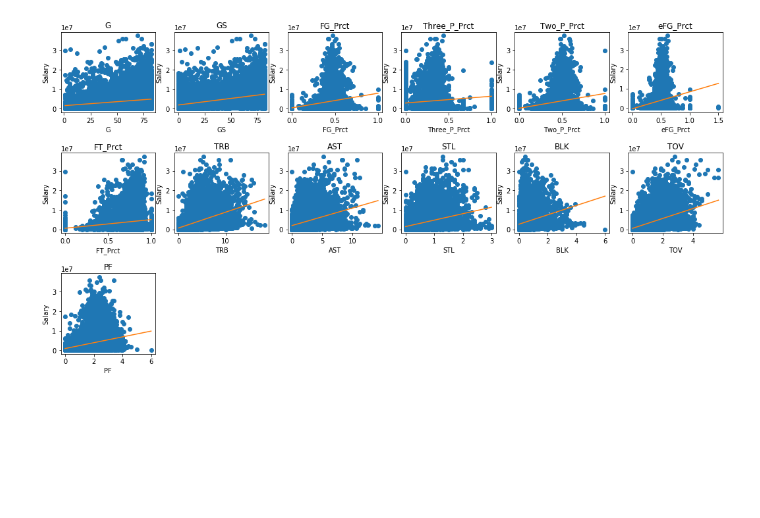
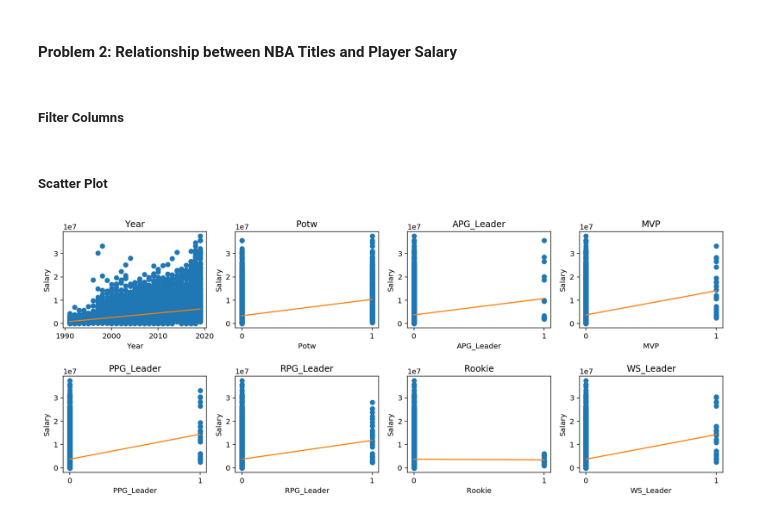
Before and after one commit to chunheisiu/NBA-POTW-Regression, a Jupyter notebook: notebooks/EDA.ipynb, the cells around one changed output. Saved outputs shown, nothing was run; the diff lists cells and outputs as text; code cells hidden in the pictures; blank space fills up the shorter version.

```diff
--- a/notebooks/EDA.ipynb
+++ b/notebooks/EDA.ipynb
@@ -45,0 +29,20 @@ features_title.head()
+# %%
+# Define plot dimensions
+plt_row = 4
+plt_col = 4
+plt.figure(figsize = (plt_col * 4, plt_row * 3))
+
+for i, col in enumerate(features_potw.columns):
+    plt.subplot(plt_row, plt_col, i + 1)
+    plt.subplots_adjust(hspace = 0.5)
+    x = features_potw[col]
+    y = potw
+    plt.plot(x, y, 'o')
+    # Create regression line
+    plt.plot(np.unique(x), np.poly1d(np.polyfit(x, y, 1))(np.unique(x)))
+    plt.title(col)
+    plt.xlabel(col)
+    plt.ylabel('Player of the Week')
+    plt.yticks([0, 1])
+
+plt.savefig('../plot/eda_1_scatter.png', dpi = 300, bbox_inches = 'tight')
@@ -46,18 +62,32 @@ features_title.head()
+# %% [markdown]
+#### Problem 2: Relationship between NBA Titles and Player Salary
+# %% [markdown]
+##### Filter Columns
+# %%
+col_salary = ['Salary', 'Year', 'Potw', 'APG_Leader', 'MVP', 'PPG_Leader', 'RPG_Leader', 'Rookie', 'WS_Leader']
+features_salary = data[col_salary[1:]]
+salary = data[col_salary[0]]
+# %% [markdown]
+##### Scatter Plot
 # %%
-#scatter plot
-plt.figure(figsize = (18, 9))
+# Define plot dimensions
+plt_row = 2
+plt_col = 4
+plt.figure(figsize = (plt_col * 4, plt_row * 3))
 
-# i: index
-for i,  col in enumerate(features_stats.columns):
-    plt.subplot(3, len(features_stats.columns) / 2, i + 1)
+for i, col in enumerate(features_salary.columns):
+    plt.subplot(plt_row, plt_col, i + 1)
     plt.subplots_adjust(hspace = 0.5)
-    x = features_stats[col]
+    x = features_salary[col]
     y = salary
     plt.plot(x, y, 'o')
     # Create regression line
-    plt.plot(np.unique(x),  np.poly1d(np.polyfit(x, y, 1))(np.unique(x)))
+    plt.plot(np.unique(x), np.poly1d(np.polyfit(x, y, 1))(np.unique(x)))
     plt.title(col)
     plt.xlabel(col)
     plt.ylabel('Salary')
+    if (i != 0): plt.xticks([0, 1])
+
+plt.savefig('../plot/eda_2_scatter.png', dpi = 300, bbox_inches = 'tight')
 # %% [output]
-[figure, old version]
+[figure, new version]
```
Also changed, not shown: parts of 19 cells of this notebook, 5 other files.
